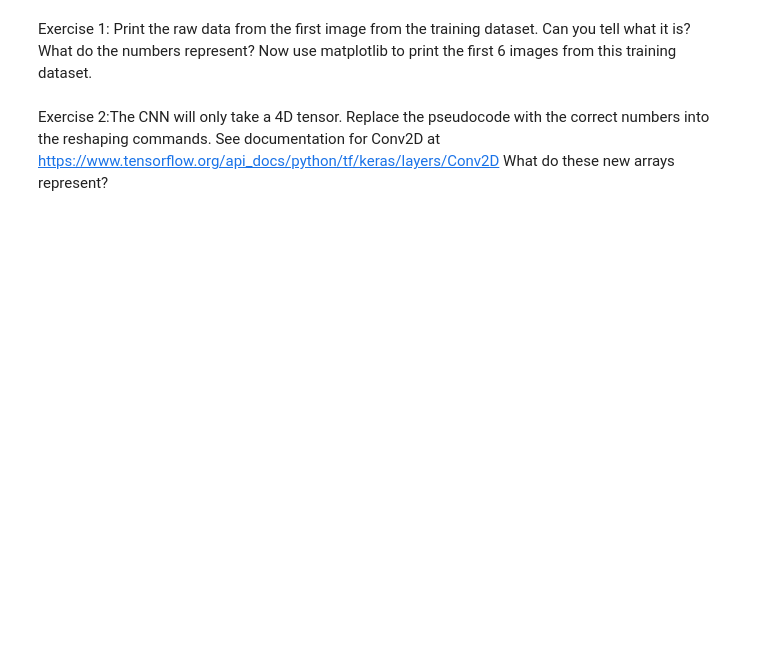
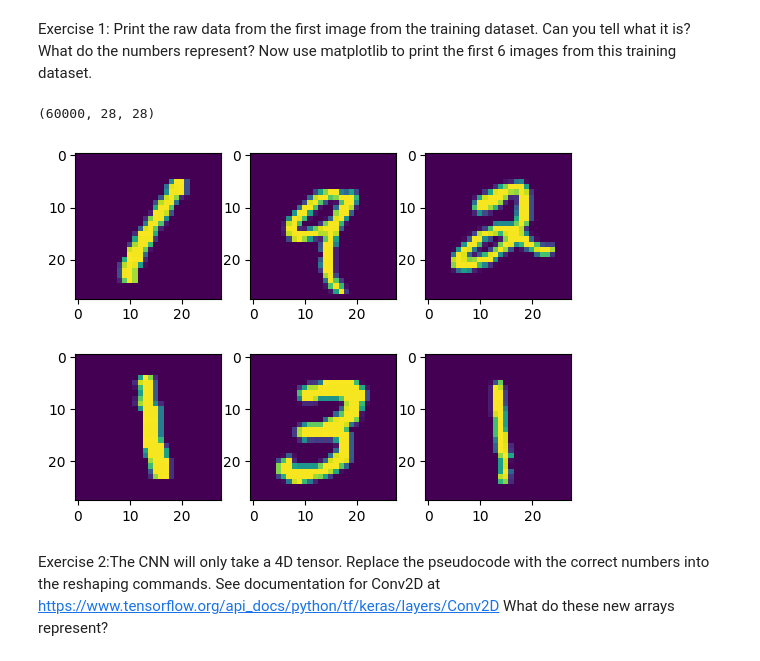
Before and after one commit to gabrielbattcock/deep_learning, a Jupyter notebook: Deep Learning Day 1/Practical_3.ipynb, the cells around one changed output. Cells and saved outputs as stored; diff of their text form; code cells hidden in the pictures; blank space fills up the shorter version.

```diff
--- a/Deep Learning Day 1/Practical_3.ipynb
+++ b/Deep Learning Day 1/Practical_3.ipynb
@@ -27,9 +32,19 @@ from tensorflow.keras.optimizers import SGD
 # %% [markdown]
 Exercise 1: Print the raw data from the first image from the training dataset. Can you tell what it is? What do the numbers represent? Now use matplotlib to print the first 6 images from this training dataset.
+# %%
+X_train.shape
+# %% [output]
+(60000, 28, 28)
 # %%
 import sys
 import numpy
 numpy.set_printoptions(threshold=sys.maxsize)
+
+for i in range(3,9):
+    plt.subplot(2,3,i-2)
+    plt.imshow(X_train[i])
+# %% [output]
+[figure, added]
 # %% [markdown]
 Exercise 2:The CNN will only take a 4D tensor. Replace the pseudocode with the correct numbers into the reshaping commands. See documentation for Conv2D at https://www.tensorflow.org/api_docs/python/tf/keras/layers/Conv2D
 What do these new arrays represent?
```
Also changed, not shown: parts of 17 cells of this notebook, 1 other file.
